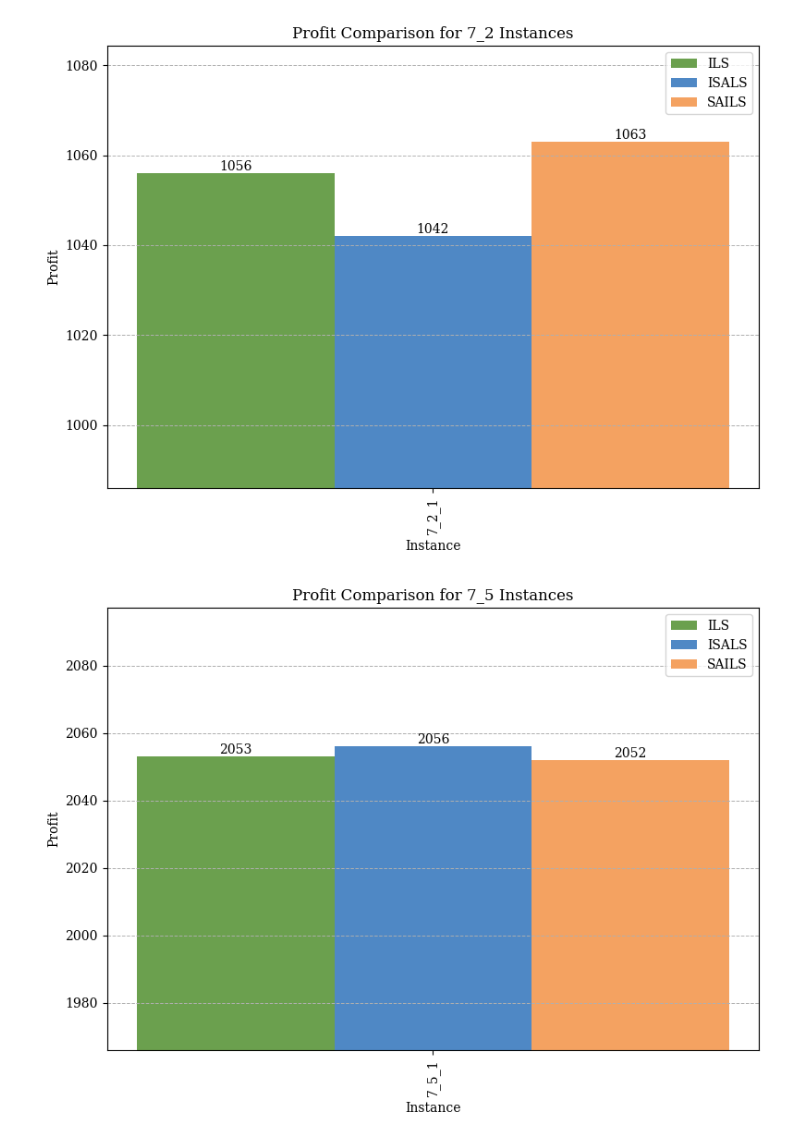
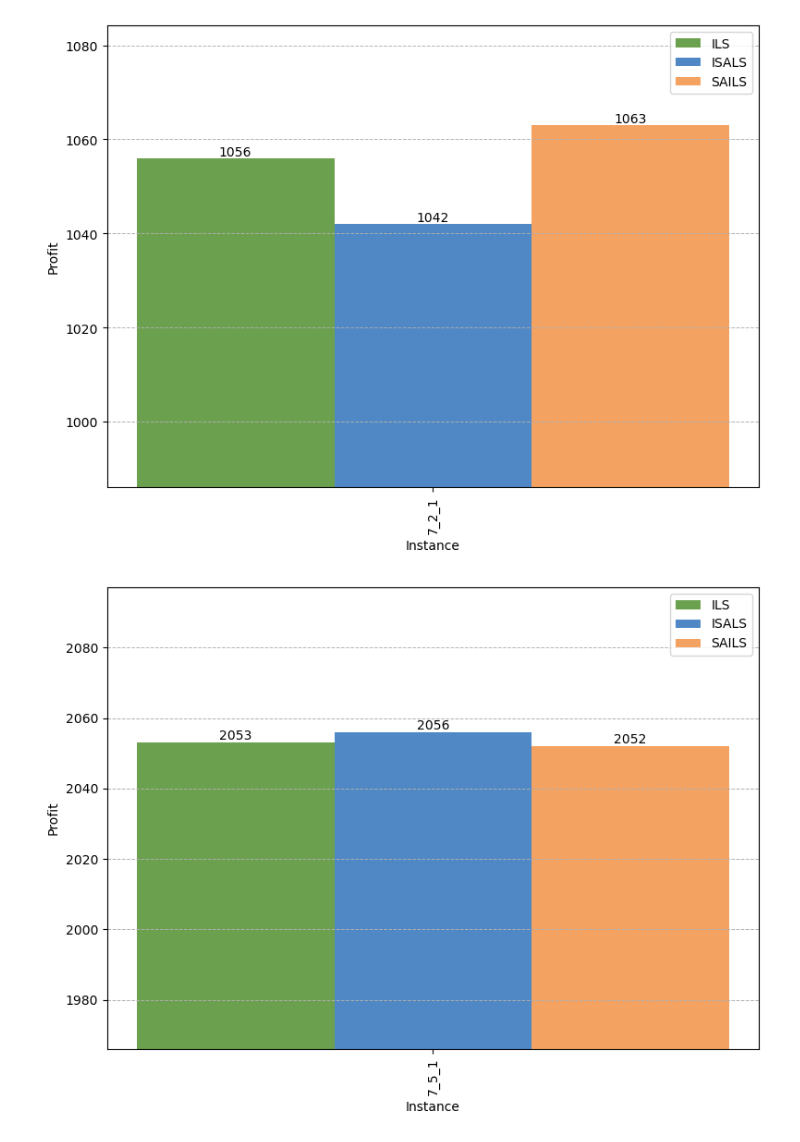
Before and after one commit to MxHbm/IM_Challenge, a Jupyter notebook: Data/Analysis/Algorithm_comparison/Flexi/profit_comparison.ipynb, the cells around one changed output. Drawn from its saved outputs; the diff is of its cells as text; code cells hidden in the pictures.

```diff
--- a/Data/Analysis/Algorithm_comparison/Flexi/profit_comparison.ipynb
+++ b/Data/Analysis/Algorithm_comparison/Flexi/profit_comparison.ipynb
@@ -37,35 +37,35 @@ def plot_instance_group_with_custom_min(prefix, min_value, file_name):
 
     # Add the profit values on top of each bar
     for bar in bar_ils:
         height = bar.get_height()
         plt.text(bar.get_x() + bar.get_width() / 2, height, f'{height:.0f}', ha='center', va='bottom')
 
     for bar in bar_isals:
         height = bar.get_height()
         plt.text(bar.get_x() + bar.get_width() / 2, height, f'{height:.0f}', ha='center', va='bottom')
 
     for bar in bar_sails:
         height = bar.get_height()
         plt.text(bar.get_x() + bar.get_width() / 2, height, f'{height:.0f}', ha='center', va='bottom')
 
     plt.xlabel('Instance')
     plt.ylabel('Profit')
-    plt.title(f'Profit Comparison for {prefix} Instances')
+    #plt.title(f'Profit Comparison for {prefix} Instances')
     plt.xticks([i + 0.25 for i in x], instances, rotation=90)
     plt.ylim(min_value, max(profits_ils.max(), profits_isals.max(), profits_sails.max()) * 1.02)
     plt.grid(True, axis='y', linestyle='--', linewidth=0.7)  # Grid lines only on y-axis
     plt.legend()
     plt.tight_layout()
 
     # Save the figure in high quality (300 DPI)
     plt.savefig(file_name, format='png', dpi=300)
     plt.show()
 
 # Plot for '7_2' instances with custom min y-axis of 731 and save
-plot_instance_group_with_custom_min('7_2', 986, 'profit_comparison_7_2.png')
+plot_instance_group_with_custom_min('7_2', 986, 'flexi_profit_comparison_7_2_1.png')
 
 # Plot for '7_5' instances with custom min y-axis of 1583 and save
-plot_instance_group_with_custom_min('7_5', 1966, 'profit_comparison_7_5.png')
+plot_instance_group_with_custom_min('7_5', 1966, 'flexi_profit_comparison_7_5_1.png')
 # %% [output]
-[figure, old version]
+[figure, new version]
-[figure, old version]
+[figure, new version]
```
Also changed, not shown: 14 other files.
